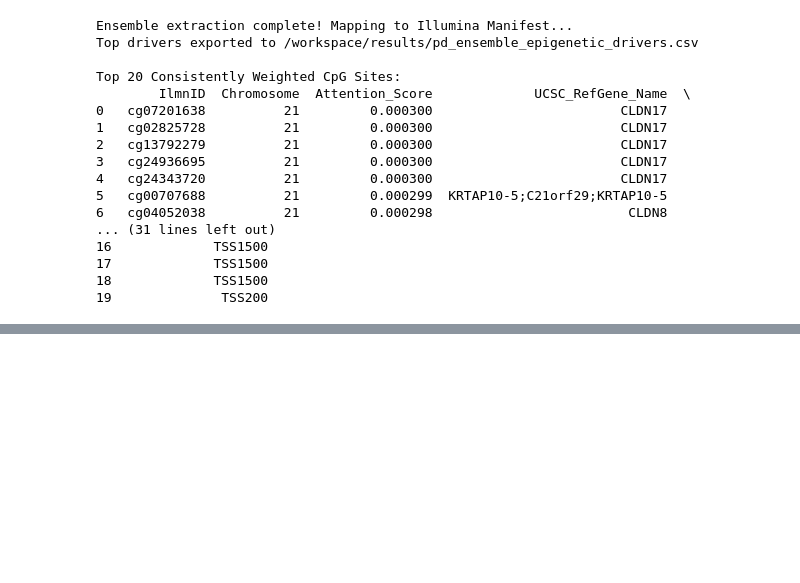
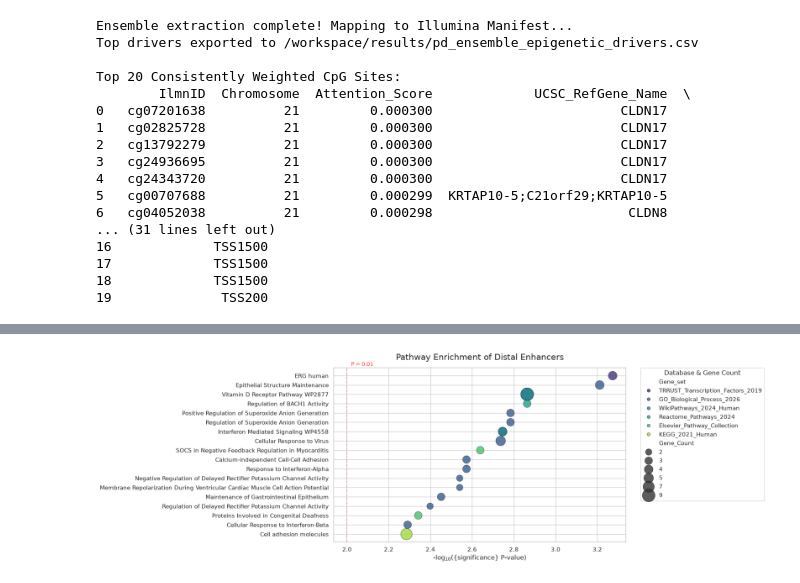
Before and after one commit to perpk/methylation-analysis, a Jupyter notebook: notebooks/DL_approach/sgpd_gat_bio_strat.ipynb, the cells around one changed output, grey strips where cells are left out. Saved outputs shown, nothing was run; the diff lists cells and outputs as text; code cells hidden in the pictures; blank space fills up the shorter version.

```diff
--- a/notebooks/DL_approach/sgpd_gat_bio_strat.ipynb
+++ b/notebooks/DL_approach/sgpd_gat_bio_strat.ipynb
@@ -698,0 +1084,7 @@ def generate_evaluation_plots(m_matrix_df, pheno_df, chr_topologies, cell_cols):
+# %%
+fdr_sig = results_df[results_df['Adjusted P-value'] < 0.05]
+nominally_sig = results_df[(results_df['P-value'] < 0.05) & (results_df['Adjusted P-value'] >= 0.05)]
+# %%
+plot_nominal_pathways(nominally_sig, "nominal", top_n=20)
+# %% [output]
+[figure, added]
```
Also changed, not shown: parts of 36 cells of this notebook, 4 other files.
